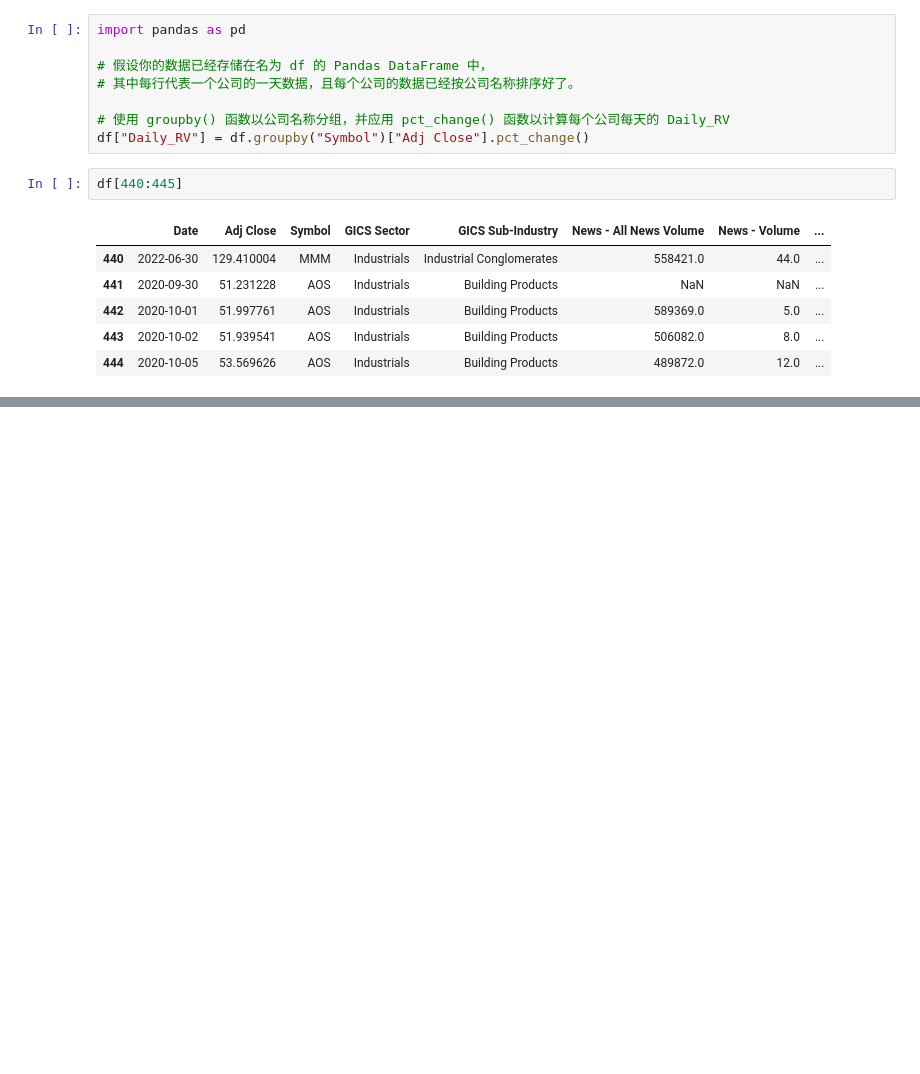
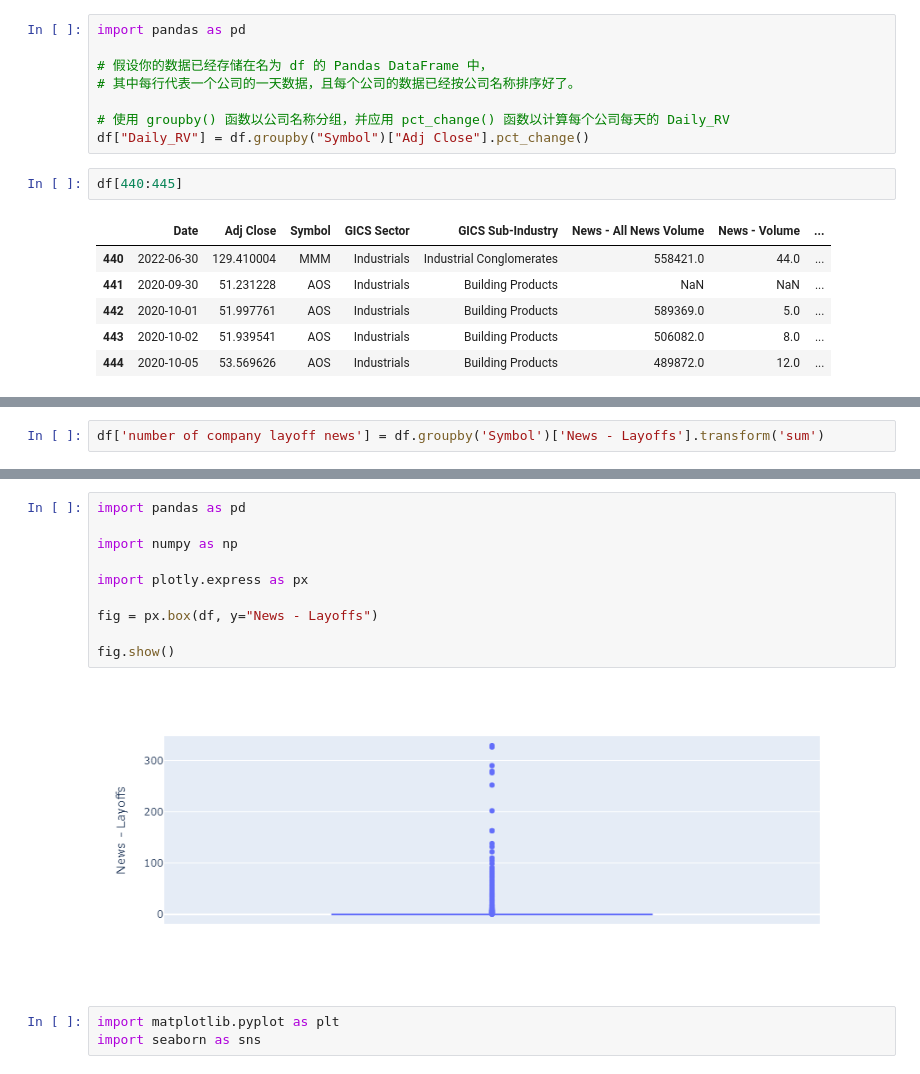
Before and after one commit to sizhewang1130/3guys, a Jupyter notebook: example.ipynb, the cells around one changed output, grey strips where cells are left out. Saved outputs shown, nothing was run; the diff lists cells and outputs as text; blank space fills up the shorter version.

```diff
--- a/example.ipynb
+++ b/example.ipynb
@@ -94,0 +119,2 @@ df[440:445]
+# %%
+df['number of company layoff news'] = df.groupby('Symbol')['News - Layoffs'].transform('sum')
@@ -94,0 +216,15 @@ df[440:445]
+# %%
+import pandas as pd
+
+import numpy as np
+
+import plotly.express as px
+
+fig = px.box(df, y="News - Layoffs")
+
+fig.show()
+# %% [output]
+[figure, added]
+# %%
+import matplotlib.pyplot as plt
+import seaborn as sns
```
Also changed, not shown: parts of 12 cells of this notebook.
